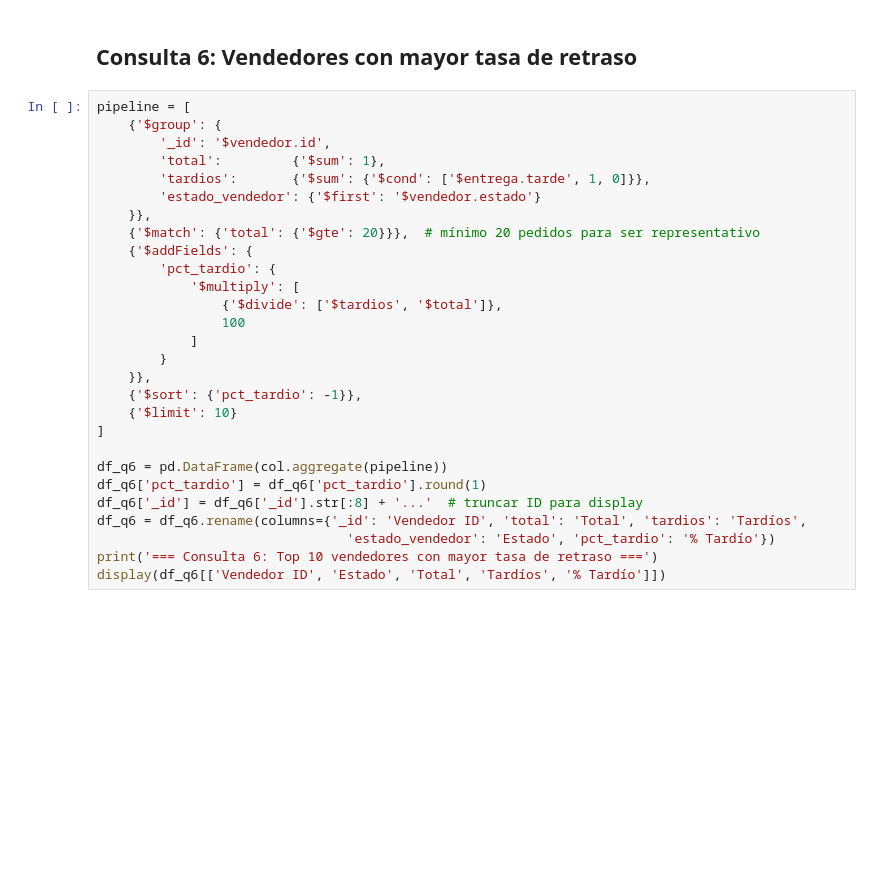
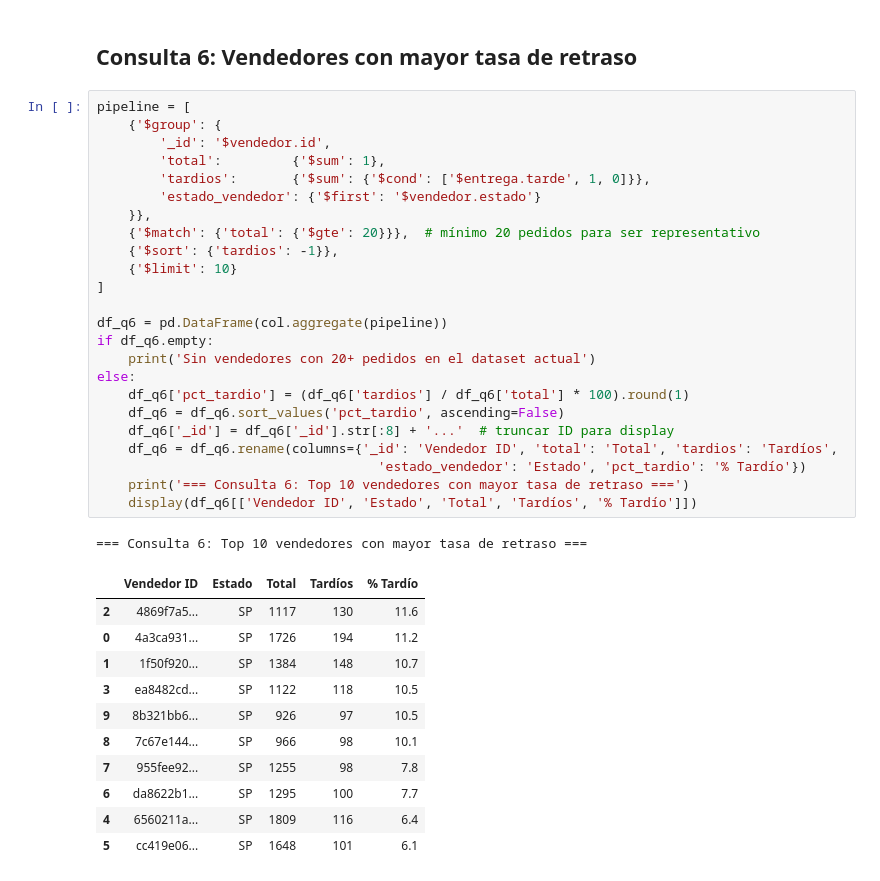
Before and after one commit to NicoArci/dataflow-proyecto, a Jupyter notebook: mongodb/consultas_mongo.ipynb, the cells around one changed output. Cells and saved outputs as stored; diff of their text form; blank space fills up the shorter version.

```diff
--- a/mongodb/consultas_mongo.ipynb
+++ b/mongodb/consultas_mongo.ipynb
@@ -139,28 +186,37 @@ print('Consulta 5 completada ✓')
 # %%
 pipeline = [
     {'$group': {
         '_id': '$vendedor.id',
         'total':         {'$sum': 1},
         'tardios':       {'$sum': {'$cond': ['$entrega.tarde', 1, 0]}},
         'estado_vendedor': {'$first': '$vendedor.estado'}
     }},
     {'$match': {'total': {'$gte': 20}}},  # mínimo 20 pedidos para ser representativo
-    {'$addFields': {
-        'pct_tardio': {
-            '$multiply': [
-                {'$divide': ['$tardios', '$total']},
-                100
-            ]
-        }
-    }},
-    {'$sort': {'pct_tardio': -1}},
+    {'$sort': {'tardios': -1}},
     {'$limit': 10}
 ]
 
 df_q6 = pd.DataFrame(col.aggregate(pipeline))
-df_q6['pct_tardio'] = df_q6['pct_tardio'].round(1)
-df_q6['_id'] = df_q6['_id'].str[:8] + '...'  # truncar ID para display
-df_q6 = df_q6.rename(columns={'_id': 'Vendedor ID', 'total': 'Total', 'tardios': 'Tardíos',
-                                'estado_vendedor': 'Estado', 'pct_tardio': '% Tardío'})
-print('=== Consulta 6: Top 10 vendedores con mayor tasa de retraso ===')
-display(df_q6[['Vendedor ID', 'Estado', 'Total', 'Tardíos', '% Tardío']])
+if df_q6.empty:
+    print('Sin vendedores con 20+ pedidos en el dataset actual')
+else:
+    df_q6['pct_tardio'] = (df_q6['tardios'] / df_q6['total'] * 100).round(1)
+    df_q6 = df_q6.sort_values('pct_tardio', ascending=False)
+    df_q6['_id'] = df_q6['_id'].str[:8] + '...'  # truncar ID para display
+    df_q6 = df_q6.rename(columns={'_id': 'Vendedor ID', 'total': 'Total', 'tardios': 'Tardíos',
+                                    'estado_vendedor': 'Estado', 'pct_tardio': '% Tardío'})
+    print('=== Consulta 6: Top 10 vendedores con mayor tasa de retraso ===')
+    display(df_q6[['Vendedor ID', 'Estado', 'Total', 'Tardíos', '% Tardío']])
+# %% [output]
+=== Consulta 6: Top 10 vendedores con mayor tasa de retraso ===
+|  | Vendedor ID | Estado | Total | Tardíos | % Tardío |
+| 2 | 4869f7a5... | SP | 1117 | 130 | 11.6 |
+| 0 | 4a3ca931... | SP | 1726 | 194 | 11.2 |
+| 1 | 1f50f920... | SP | 1384 | 148 | 10.7 |
+| 3 | ea8482cd... | SP | 1122 | 118 | 10.5 |
+| 9 | 8b321bb6... | SP | 926 | 97 | 10.5 |
+| 8 | 7c67e144... | SP | 966 | 98 | 10.1 |
+| 7 | 955fee92... | SP | 1255 | 98 | 7.8 |
+| 6 | da8622b1... | SP | 1295 | 100 | 7.7 |
+| 4 | 6560211a... | SP | 1809 | 116 | 6.4 |
+| 5 | cc419e06... | SP | 1648 | 101 | 6.1 |
```
Also changed, not shown: parts of 6 cells of this notebook, 6 other files.
